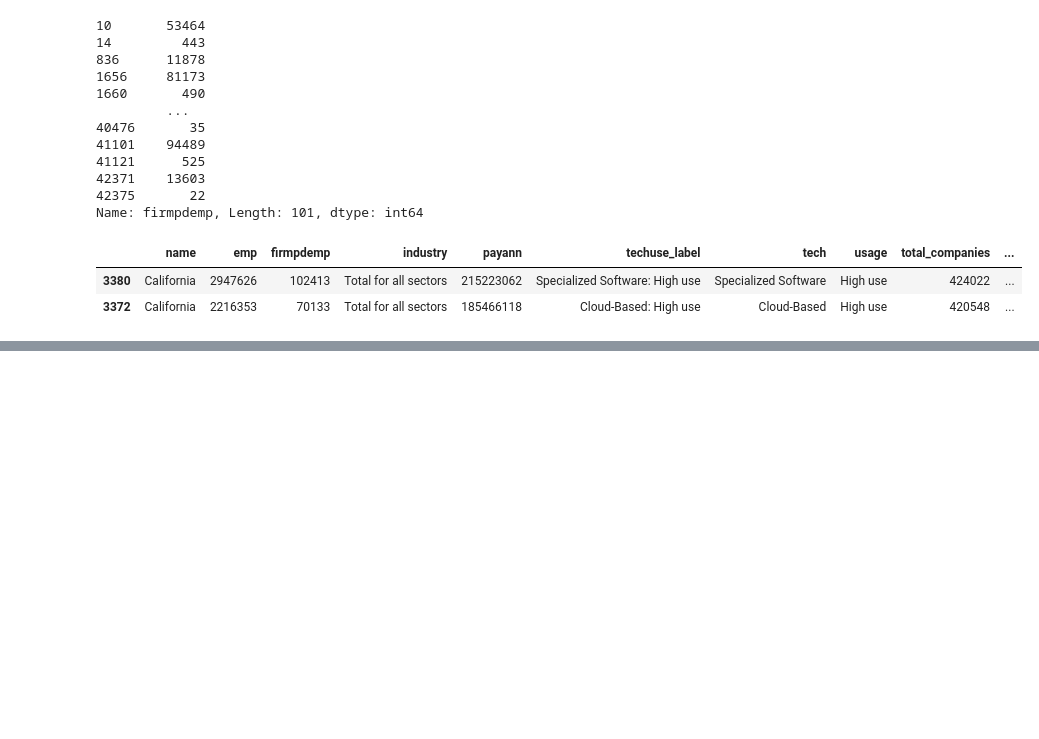
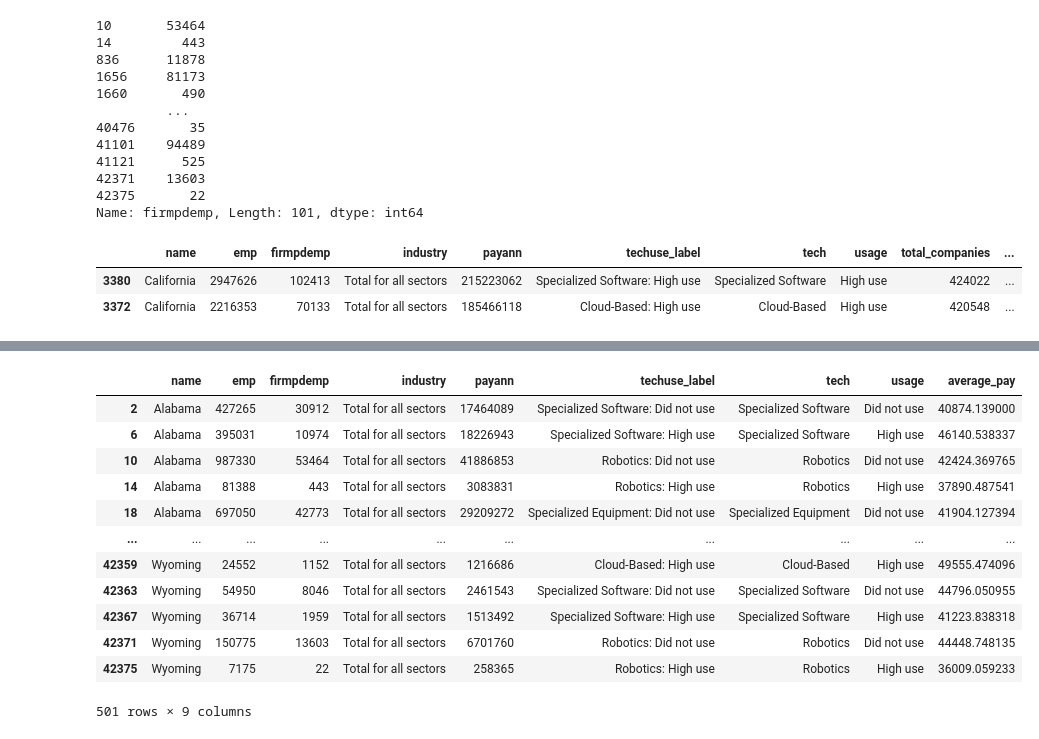
Before and after one commit to jedc4xer/abs_group_assessment, a Jupyter notebook: jeds_visualizations.ipynb, the cells around one changed output, grey strips where cells are left out. Saved outputs shown, nothing was run; the diff lists cells and outputs as text; code cells hidden in the pictures; blank space fills up the shorter version.

```diff
--- a/jeds_visualizations.ipynb
+++ b/jeds_visualizations.ipynb
@@ -271,0 +292,4 @@ tech_subset.head(2)
+# %%
+robotics_pay = tech_subset[(tech_subset['tech'] == 'Robotics')][['name', 'emp','payann']]
+
+robotics_pay['total_pay'] = robotics_pay.groupby(by = ['name'])['payann'].transform('sum')
@@ -271,0 +312,16 @@ tech_subset.head(2)
+# %%
+robotics_pay['average_pay'] = 1000 * (tech_subset['payann'] / tech_subset['emp'])
+# %% [output]
+|  | name | emp | firmpdemp | industry | payann | techuse_label | tech | usage | average_pay |
+| 2 | Alabama | 427265 | 30912 | Total for all sectors | 17464089 | Specialized Software: Did not use | Specialized Software | Did not use | 40874.139000 |
+| 6 | Alabama | 395031 | 10974 | Total for all sectors | 18226943 | Specialized Software: High use | Specialized Software | High use | 46140.538337 |
+| 10 | Alabama | 987330 | 53464 | Total for all sectors | 41886853 | Robotics: Did not use | Robotics | Did not use | 42424.369765 |
+| 14 | Alabama | 81388 | 443 | Total for all sectors | 3083831 | Robotics: High use | Robotics | High use | 37890.487541 |
+| 18 | Alabama | 697050 | 42773 | Total for all sectors | 29209272 | Specialized Equipment: Did not use | Specialized Equipment | Did not use | 41904.127394 |
+| ... | ... | ... | ... | ... | ... | ... | ... | ... | ... |
+| 42359 | Wyoming | 24552 | 1152 | Total for all sectors | 1216686 | Cloud-Based: High use | Cloud-Based | High use | 49555.474096 |
+| 42363 | Wyoming | 54950 | 8046 | Total for all sectors | 2461543 | Specialized Software: Did not use | Specialized Software | Did not use | 44796.050955 |
+| 42367 | Wyoming | 36714 | 1959 | Total for all sectors | 1513492 | Specialized Software: High use | Specialized Software | High use | 41223.838318 |
+| 42371 | Wyoming | 150775 | 13603 | Total for all sectors | 6701760 | Robotics: Did not use | Robotics | Did not use | 44448.748135 |
+| 42375 | Wyoming | 7175 | 22 | Total for all sectors | 258365 | Robotics: High use | Robotics | High use | 36009.059233 |
+501 rows × 9 columns
```
Also changed, not shown: parts of 10 cells of this notebook, 1 other file.
